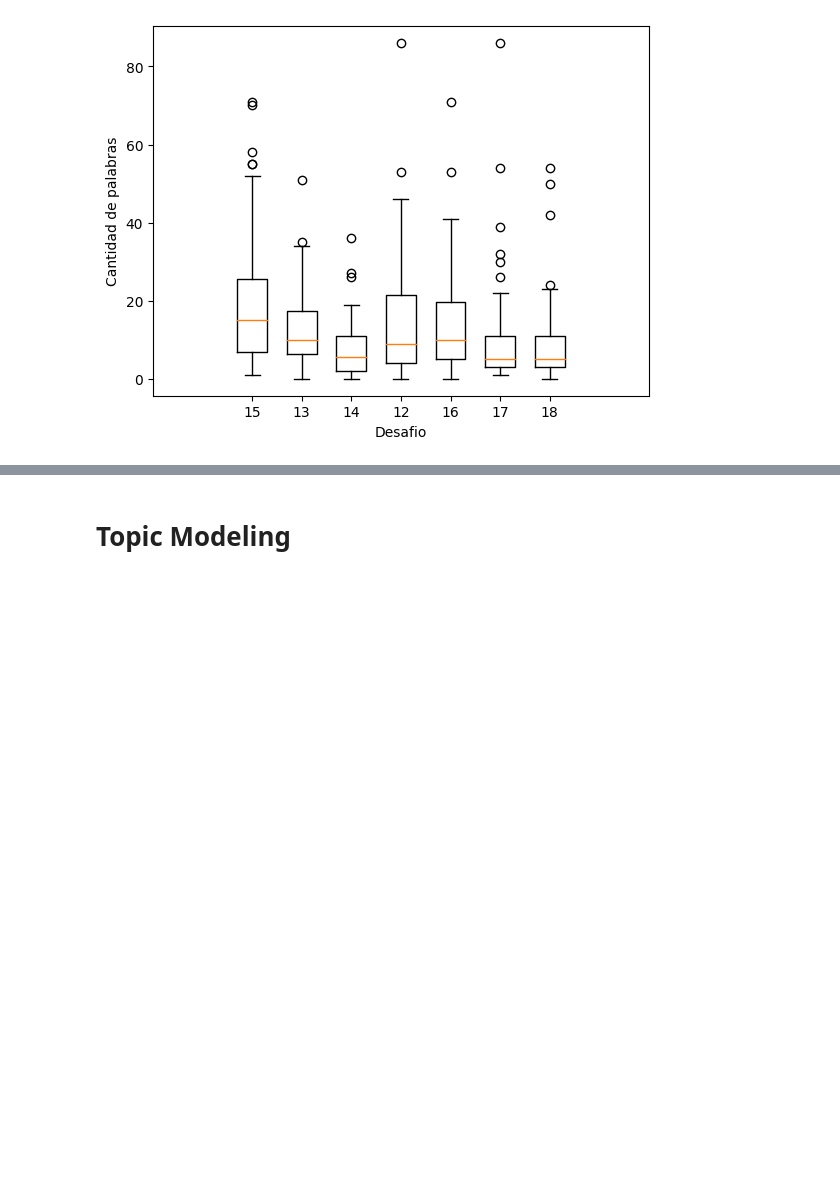
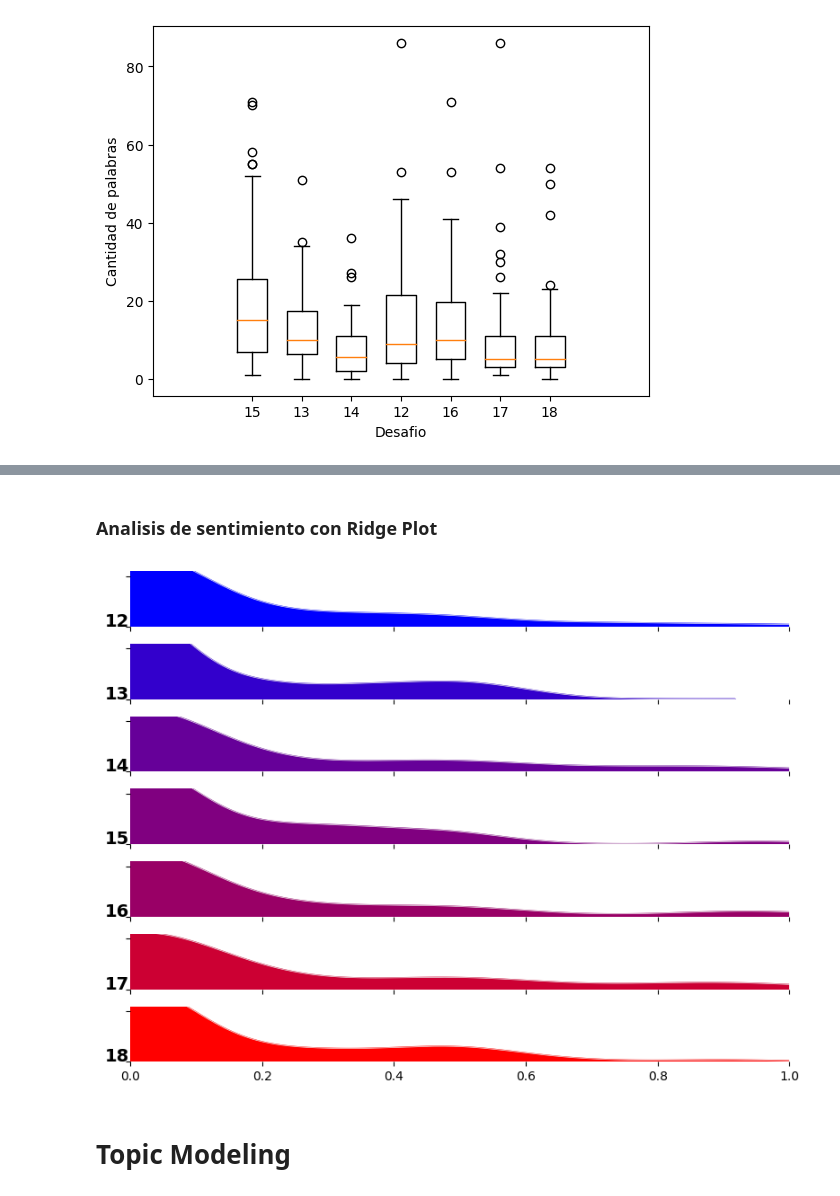
Before and after one commit to felipeaguirre66/PoliticsNLP, a Jupyter notebook: Topic_Modeling/topic_modeling.ipynb, the cells around one changed output, grey strips where cells are left out. Saved outputs shown, nothing was run; the diff lists cells and outputs as text; code cells hidden in the pictures; blank space fills up the shorter version.

```diff
--- a/Topic_Modeling/topic_modeling.ipynb
+++ b/Topic_Modeling/topic_modeling.ipynb
@@ -109,14 +110,16 @@ plt.show()
 # %%
 # Sentimiento de las respuestas por desafio
 
+desafios = df['desafio'].unique()
+
 fig, ax = plt.subplots()
 
-analyzer = sentiment_analysis.SentimentAnalysisSpanish()
-
+all_predictions = []
 positions = []
 for i, des in enumerate(desafios):
     df_desafio = df[df['desafio']==des]
-    predictions = [analyzer.sentiment(t) for t in df_desafio['texto']]
+    predictions = [analyse_sentiment_1d(t) for t in df_desafio['texto']]
+    all_predictions.extend(predictions)
     ax.boxplot(predictions, positions=[i/4])
     positions.append(i/4)
 
@@ -132,0 +151,5 @@ https://scikit-learn.org/stable/model_persistence.html#security-maintainability-
+# %% [markdown]
+### Analisis de sentimiento con Ridge Plot
+# %%
+df = pd.read_csv('../Sentiment_Analysis/sentiment_analysis_1d.csv')
+df.drop('Unnamed: 0', axis=1, inplace=True)
@@ -133,3 +162,60 @@ https://scikit-learn.org/stable/model_persistence.html#security-maintainability-
+# %%
+desafios = [x for x in np.unique(df.desafio)]
+colors = ['#0000ff', '#3300cc', '#660099', '#800080', '#990066', '#cc0033', '#ff0000']
+
+gs = (grid_spec.GridSpec(len(desafios),1))
+
+fig = plt.figure(figsize=(8,6))
+
+i = 0
+
+#creating empty list
+ax_objs = []
+
+for des in desafios:
+    # creating new axes object and appending to ax_objs
+    ax_objs.append(fig.add_subplot(gs[i:i+1, 0:]))
+
+    # plotting the distribution
+    plot = (df[df.desafio == des]
+            .sentiment.plot.kde(ax=ax_objs[-1], color="#f0f0f0", lw=0.5)
+           )
+
+    # grabbing x and y data from the kde plot
+    x = plot.get_children()[0]._x
+    y = plot.get_children()[0]._y
+
+    # filling the space beneath the distribution
+    ax_objs[-1].fill_between(x,y,color=colors[i])
+
+    # setting uniform x and y lims
+    ax_objs[-1].set_xlim(0, 1)
+    ax_objs[-1].set_ylim(0,2.2)
+
+    # make background transparent
+    rect = ax_objs[-1].patch
+    rect.set_alpha(0)
+
+    # remove borders, axis ticks, and labels
+    ax_objs[-1].set_yticklabels([])
+    ax_objs[-1].set_ylabel('')
+
+    if i != len(desafios)-1:
+        ax_objs[-1].set_xticklabels([])
+
+    spines = ["top","right","left","bottom"]
+    for s in spines:
+        ax_objs[-1].spines[s].set_visible(False)
+
+    # des = des.replace(" ","\n")
+    ax_objs[-1].text(-0.02,0,des,fontweight="bold",fontsize=14,ha="center")
+
+    i += 1
+
+plt.tight_layout()
+plt.show()
+# %% [output]
+[figure, added]
 # %% [markdown]
 # Topic Modeling
 # %% [markdown]
```
Also changed, not shown: parts of 5 cells of this notebook, 6 other files.
